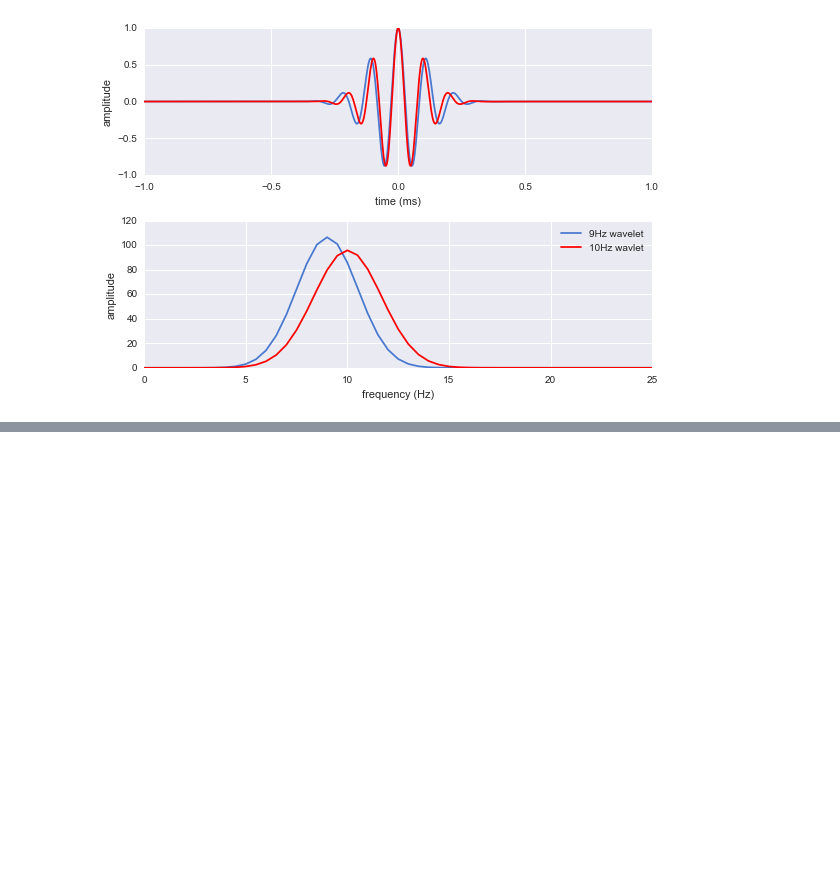
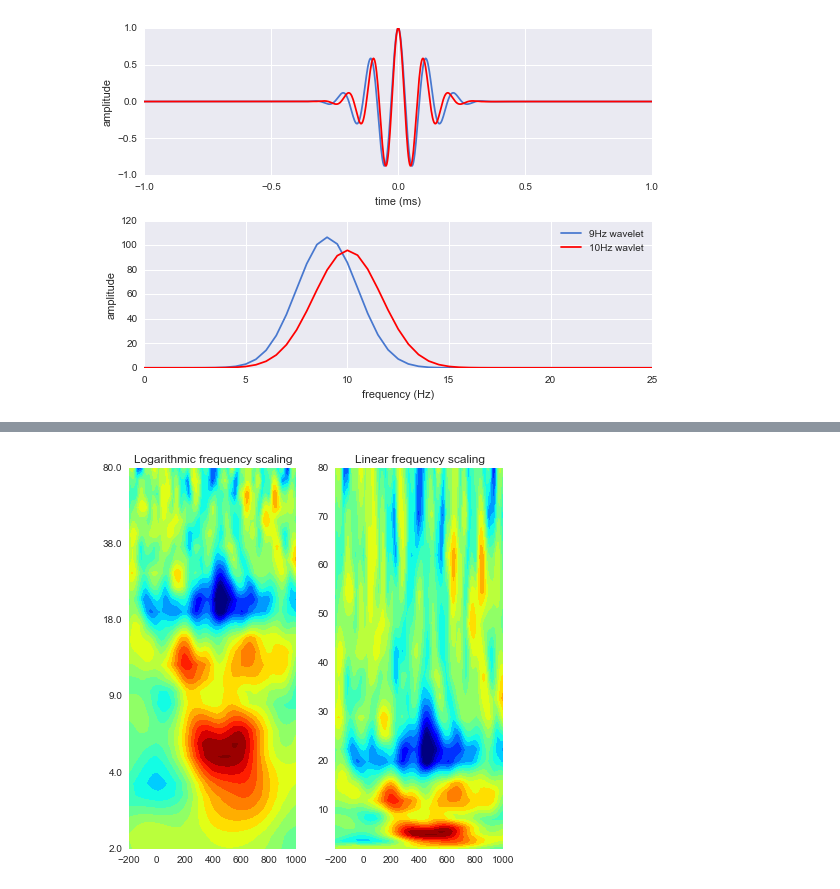
Before and after one commit to lyndond/Analyzing_Neural_Time_Series, a Jupyter notebook: chapter13.ipynb, the cells around one changed output, grey strips where cells are left out. Drawn from its saved outputs; the diff is of its cells as text; code cells hidden in the pictures; blank space fills up the shorter version.

```diff
--- a/chapter13.ipynb
+++ b/chapter13.ipynb
@@ -206,6 +206,8 @@ EEGpnts = data["EEG"][0,0]["pnts"][0,0] #number of points in EEG data
 EEGtimes = data["EEG"][0,0]["times"][0]
 EEGsrate = float(data["EEG"][0,0]["srate"][0]) #make float for division purposes later
 EEGtrials = data["EEG"][0,0]["trials"][0,0]
+
+EEGchanlocslabels=data["EEG"][0,0]["chanlocs"][0]["labels"]
 # %%
 time = np.arange( -1*EEGpnts/EEGsrate/2., EEGpnts/EEGsrate/2. , 1/EEGsrate)
 f = 10. #frequency in Hz
@@ -376,0 +384,93 @@ plt.tight_layout()
+# %%
+def nextpow2(i):
+    n = 1
+    while n < i: n *= 2
+    return n
+# %%
+#definitions, selections...
+
+chan2use = "FCz"
+min_freq = 2
+max_freq = 80
+num_frex = 30
+
+#define wavelet parameters
+time = np.arange(-1,1+1/EEGsrate,1/EEGsrate)
+frex = np.logspace(log10(min_freq),log10(max_freq),num_frex)
+s    = np.logspace(log10(3),log10(10),num_frex)/(2*pi*frex)
+
+#use the following lines to reproduce figure 13.14
+# s =  3./(2*pi*frex)
+# s = 10./(2*pi*frex)
+
+# define convolution parameters
+n_wavelet = len(time)
+n_data = EEGpnts*EEGtrials
+n_convolution = n_wavelet + n_data - 1
+n_conv_pow2 = nextpow2(n_convolution)
+half_of_wavelet_size = (n_wavelet-1)/2
+
+
+selectedChannel =  EEGchanlocslabels  == chan2use #specify index (channel number) of label
+
+#get FFT of data
+eegfft = fft(np.reshape(EEGdata[selectedChannel,:,:],[EEGpnts*EEGtrials],order="F"),n_conv_pow2)
+
+
+# MATLAB: baseidx = dsearachn(EEGtimes)#
+#python has no dsearchn() function, but since this is only a 1-D array, we can make a simple one ourselves
+
+def closest(X, p):
+    disp = X - p
+    return np.argmin((disp*disp))
+
+
+baseidx = [closest(EEGtimes,x) for x in [-500,-200]]
+
+
+#initialize
+eegpower = np.zeros([num_frex,EEGpnts]) #frequencies x time x trials
+for fi in xrange(num_frex):
+
+    #take the fft of the wavelet
+    wavelet = fft(np.sqrt(1/(s[fi]*np.sqrt(pi))) * exp(2*1j*pi*frex[fi]*time) * exp(-time**2/(2*(s[fi]**2))),n_conv_pow2)
+
+    #convolution
+    eegconv = ifft(wavelet*eegfft) #convolution theorem
+    eegconv = eegconv[:n_convolution]
+    eegconv = eegconv[half_of_wavelet_size:-half_of_wavelet_size]
+
+    #average power over trials
+    #this performs baseline transform, which is covered in more depth in ch18
+
+    temppower = np.mean(np.absolute(np.reshape(eegconv,[EEGpnts,EEGtrials],order="F"))**2,axis=1)
+    eegpower[fi,:] = 10*log10(temppower/np.mean(temppower[baseidx[0]:baseidx[1]]))
+
+
+plt.figure(figsize=[6,6])
+ax1=plt.subplot(121)
+ax1.set_yscale("log")
+
+CS = plt.contourf(EEGtimes,frex, eegpower, 40,
+                vmin=-3,vmax=3,
+                cmap=plt.cm.jet,
+                origin = "lower",
+                )
+ax1.set_yticks(np.logspace(log10(min_freq),log10(max_freq),6))
+ax1.set_yticklabels(np.round(np.logspace(log10(min_freq),log10(max_freq),6)))
+ax1.set_xlim([-200,1000])
+plt.title("Logarithmic frequency scaling")
+
+
+ax2=plt.subplot(122)
+CS = plt.contourf(EEGtimes,frex, eegpower, 40,
+                vmin=-3,vmax=3,
+                cmap=plt.cm.jet,
+#                 origin = ,
+                )
+ax2.set_xlim([-200,1000])
+plt.title("Linear frequency scaling")
+
+plt.tight_layout()
+# %% [output]
+[figure, added]
```
Also changed, not shown: parts of 15 cells of this notebook.
